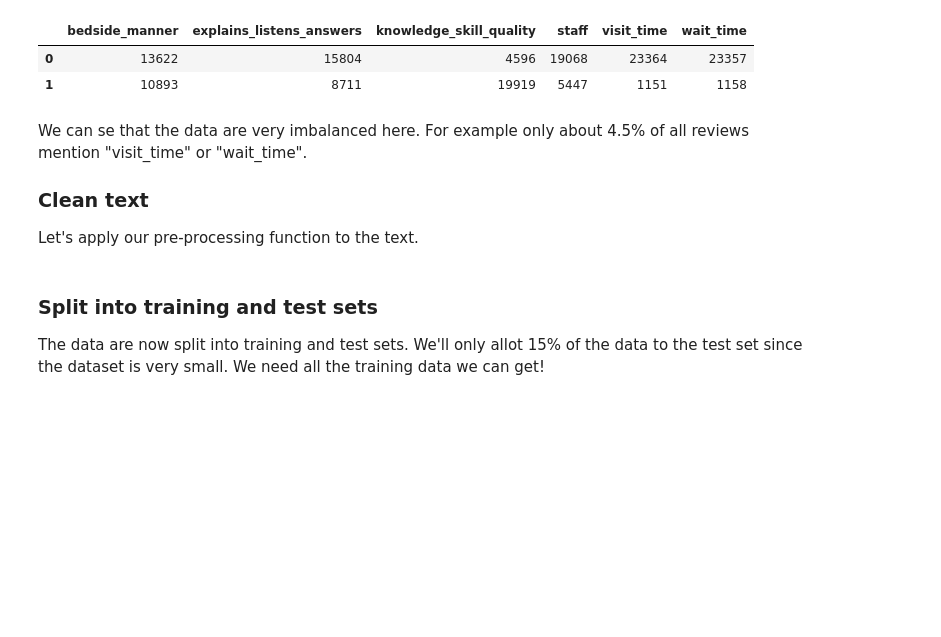
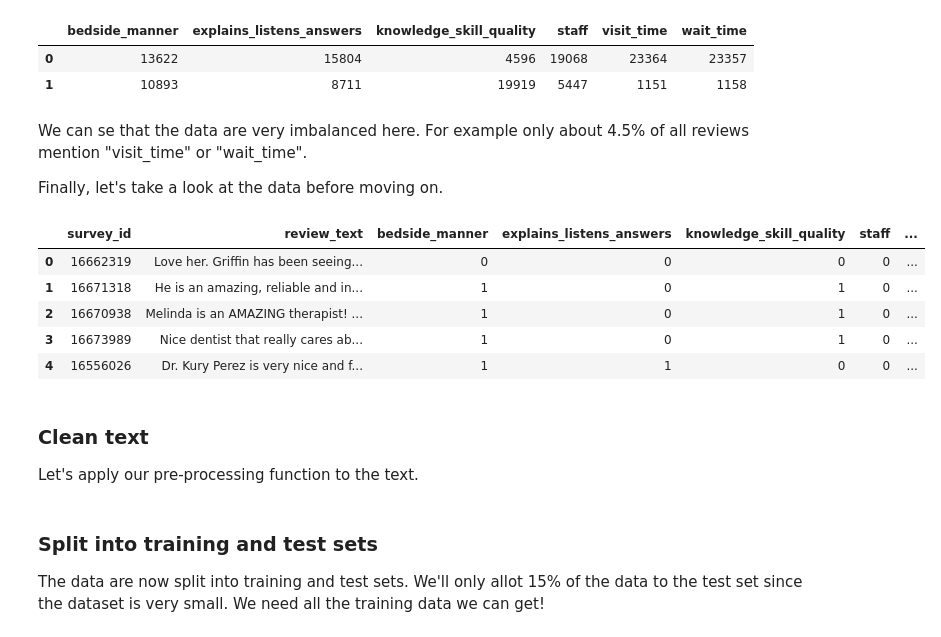
Before and after one commit to kdegrave/kdegrave.github.io, a Jupyter notebook: notebooks/Physician360Model.ipynb, the cells around one changed output. Saved outputs shown, nothing was run; the diff lists cells and outputs as text; code cells hidden in the pictures; blank space fills up the shorter version.

```diff
--- a/notebooks/Physician360Model.ipynb
+++ b/notebooks/Physician360Model.ipynb
@@ -122,9 +122,20 @@ data[target_columns].apply(lambda x: x.value_counts())
 # %% [markdown]
 We can se that the data are very imbalanced here. For example only about 4.5% of all reviews mention "visit_time" or "wait_time".
 
-### Clean text
-
-Let's apply our pre-processing function to the text.
+Finally, let's take a look at the data before moving on.
+# %%
+data.head()
+# %% [output]
+|  | survey_id | review_text | bedside_manner | explains_listens_answers | knowledge_skill_quality | staff | ... |
+| 0 | 16662319 | Love her. Griffin has been seeing... | 0 | 0 | 0 | 0 | ... |
+| 1 | 16671318 | He is an amazing, reliable and in... | 1 | 0 | 1 | 0 | ... |
+| 2 | 16670938 | Melinda is an AMAZING therapist! ... | 1 | 0 | 1 | 0 | ... |
+| 3 | 16673989 | Nice dentist that really cares ab... | 1 | 0 | 1 | 0 | ... |
+| 4 | 16556026 | Dr. Kury Perez is very nice and f... | 1 | 1 | 0 | 0 | ... |
+# %% [markdown]
+### Clean text
+
+Let's apply our pre-processing function to the text.
 # %%
 data = data.dropna(subset=['review_text']).reset_index(drop=True)
 # %%
```
